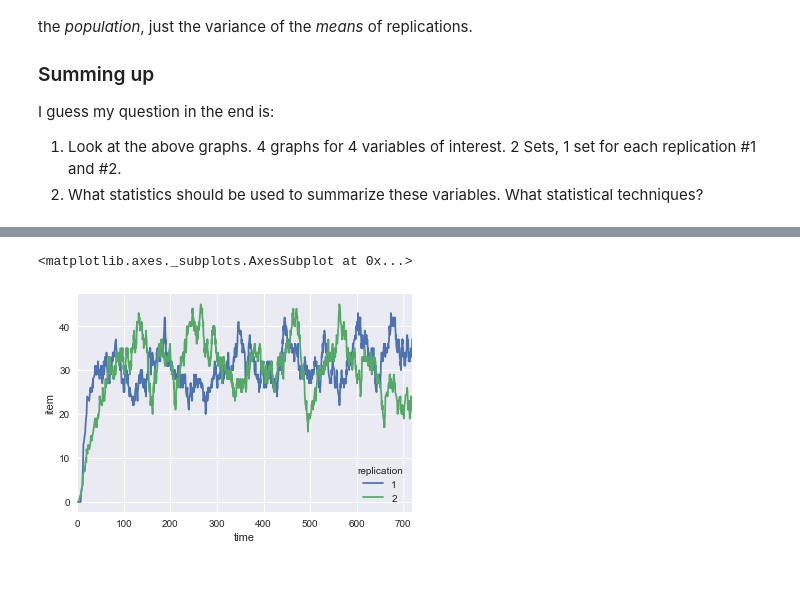
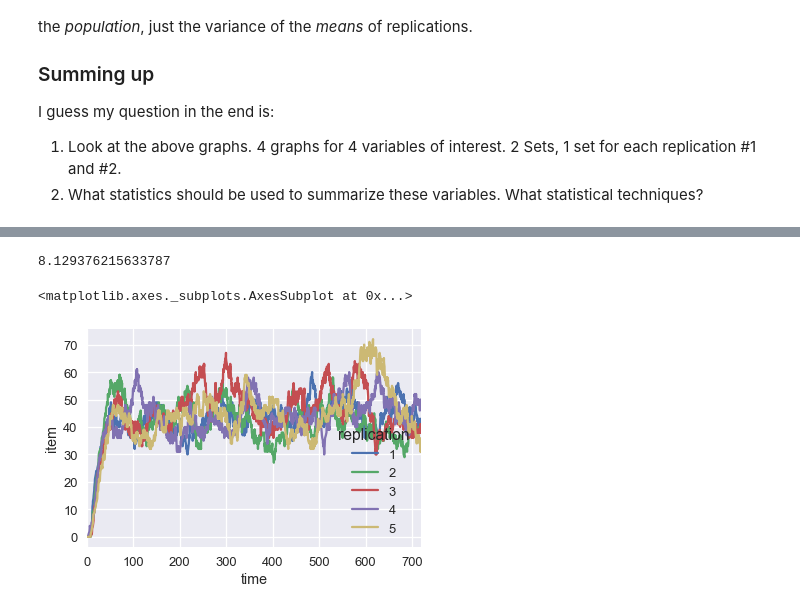
Before and after one commit to JeremyBYU/uas-package, a Jupyter notebook: notebooks/Simulation Analysis.ipynb, the cells around one changed output, grey strips where cells are left out. Drawn from its saved outputs; the diff is of its cells as text; code cells hidden in the pictures; blank space fills up the shorter version.

```diff
--- a/notebooks/Simulation Analysis.ipynb
+++ b/notebooks/Simulation Analysis.ipynb
@@ -27,7 +33,7 @@ Here we will load our saved data from the simulation. This is a list (array) whe
 5. A list of all pacakges delivered. Each pacakge holds detailed information such as - time to wait for a UAS, flight time, total deliver time, etc.
 6. An error list. Each element contains an error record (low battery, uas collison)
 # %%
-raw_data = pickle.load( open( "./data/repl_results.p", "rb" ) )
+raw_data = pickle.load( open( "./data/repl_results_dual.p", "rb" ) )
 # %%
 def plot_historgram(raw_data, i, pc=0):
     """This function plots historgrams for one replication (indexed by i)
@@ -168,8 +175,12 @@ sns.tsplot(time="count", value="total_wait", unit='dummy' ,condition="replicatio
+# %%
+package_ts_df['travel_dist'].mean() * 2  / 7.5 / 60
+# %% [output]
+8.129376215633787
 # %%
-ts_df = repl_df_ts(raw_data, num=2)
-ts_df = ts_df.reset_index(drop=True)
+ts_df = repl_df_ts(raw_data, num=5)
+
 field_df = ts_df[ts_df['field'] == 'charging_stations']
 sns.tsplot(time="time", value="item", unit='field',condition="replication", data=field_df)
 # %% [output]
 <matplotlib.axes._subplots.AxesSubplot at 0x...>
-[figure, old version]
+[figure, new version]
```
Also changed, not shown: parts of 14 cells of this notebook, 9 other files.
